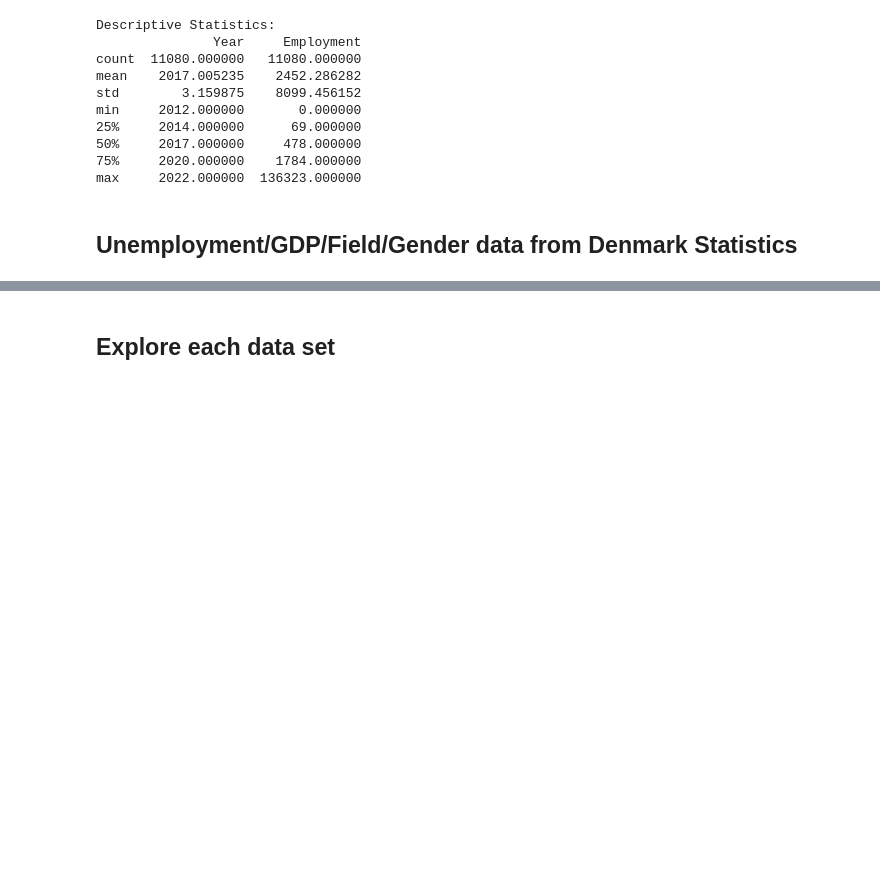
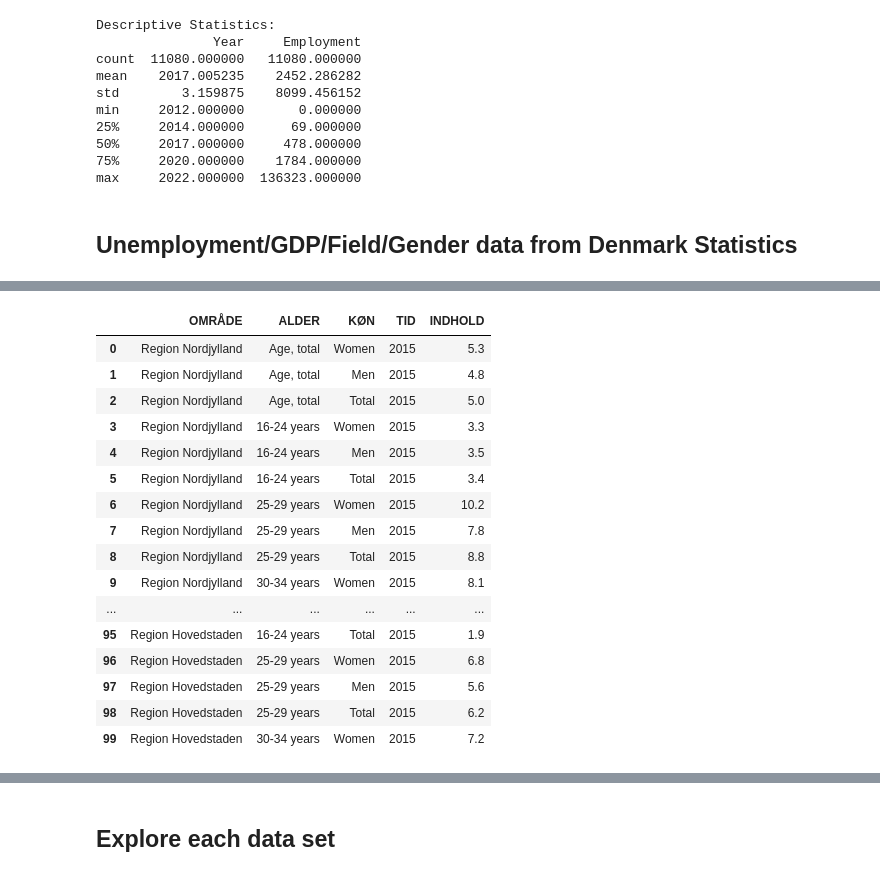
Before and after one commit to NumEconCopenhagen/projects-2024-sulaiman-phil-og-rabiah, a Jupyter notebook: dataproject/dataproject.ipynb, the cells around one changed output, grey strips where cells are left out. Drawn from its saved outputs; the diff is of its cells as text; code cells hidden in the pictures; blank space fills up the shorter version.

```diff
--- a/dataproject/dataproject.ipynb
+++ b/dataproject/dataproject.ipynb
@@ -835,0 +838,2 @@ max     2022.000000  136323.000000
+# %%
+FT_api = DstApi('AULP01')
@@ -835,0 +918,29 @@ max     2022.000000  136323.000000
+# %%
+params= {'table': 'aulp01',
+ 'format': 'BULK',
+ 'lang': 'en',
+ 'variables': [{'code': 'OMRÅDE', 'values': ['084', '085', '083', '082', '081']},
+  {'code': 'ALDER', 'values': ['*']},
+  {'code': 'KØN', 'values': ['TOT', 'K', 'M']},
+  {'code': 'Tid', 'values': ['>2008']}]}
+# %%
+FT_new=FT_api.get_data(params=params)
+FT_new.head(100)
+# %% [output]
+|  | OMRÅDE | ALDER | KØN | TID | INDHOLD |
+| 0 | Region Nordjylland | Age, total | Women | 2015 | 5.3 |
+| 1 | Region Nordjylland | Age, total | Men | 2015 | 4.8 |
+| 2 | Region Nordjylland | Age, total | Total | 2015 | 5.0 |
+| 3 | Region Nordjylland | 16-24 years | Women | 2015 | 3.3 |
+| 4 | Region Nordjylland | 16-24 years | Men | 2015 | 3.5 |
+| 5 | Region Nordjylland | 16-24 years | Total | 2015 | 3.4 |
+| 6 | Region Nordjylland | 25-29 years | Women | 2015 | 10.2 |
+| 7 | Region Nordjylland | 25-29 years | Men | 2015 | 7.8 |
+| 8 | Region Nordjylland | 25-29 years | Total | 2015 | 8.8 |
+| 9 | Region Nordjylland | 30-34 years | Women | 2015 | 8.1 |
+| ... | ... | ... | ... | ... | ... |
+| 95 | Region Hovedstaden | 16-24 years | Total | 2015 | 1.9 |
+| 96 | Region Hovedstaden | 25-29 years | Women | 2015 | 6.8 |
+| 97 | Region Hovedstaden | 25-29 years | Men | 2015 | 5.6 |
+| 98 | Region Hovedstaden | 25-29 years | Total | 2015 | 6.2 |
+| 99 | Region Hovedstaden | 30-34 years | Women | 2015 | 7.2 |
```
Also changed, not shown: parts of 5 cells of this notebook.
